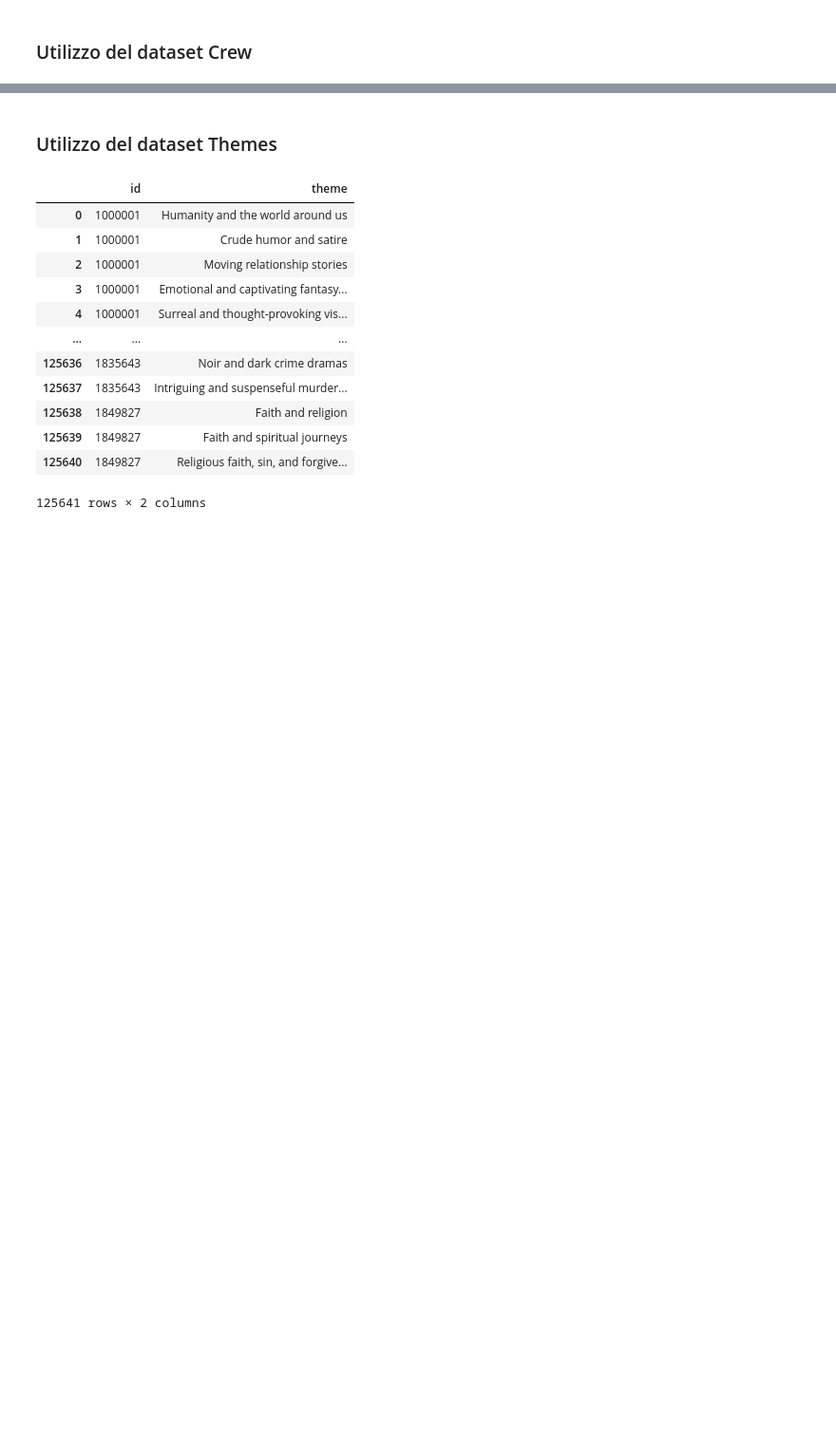
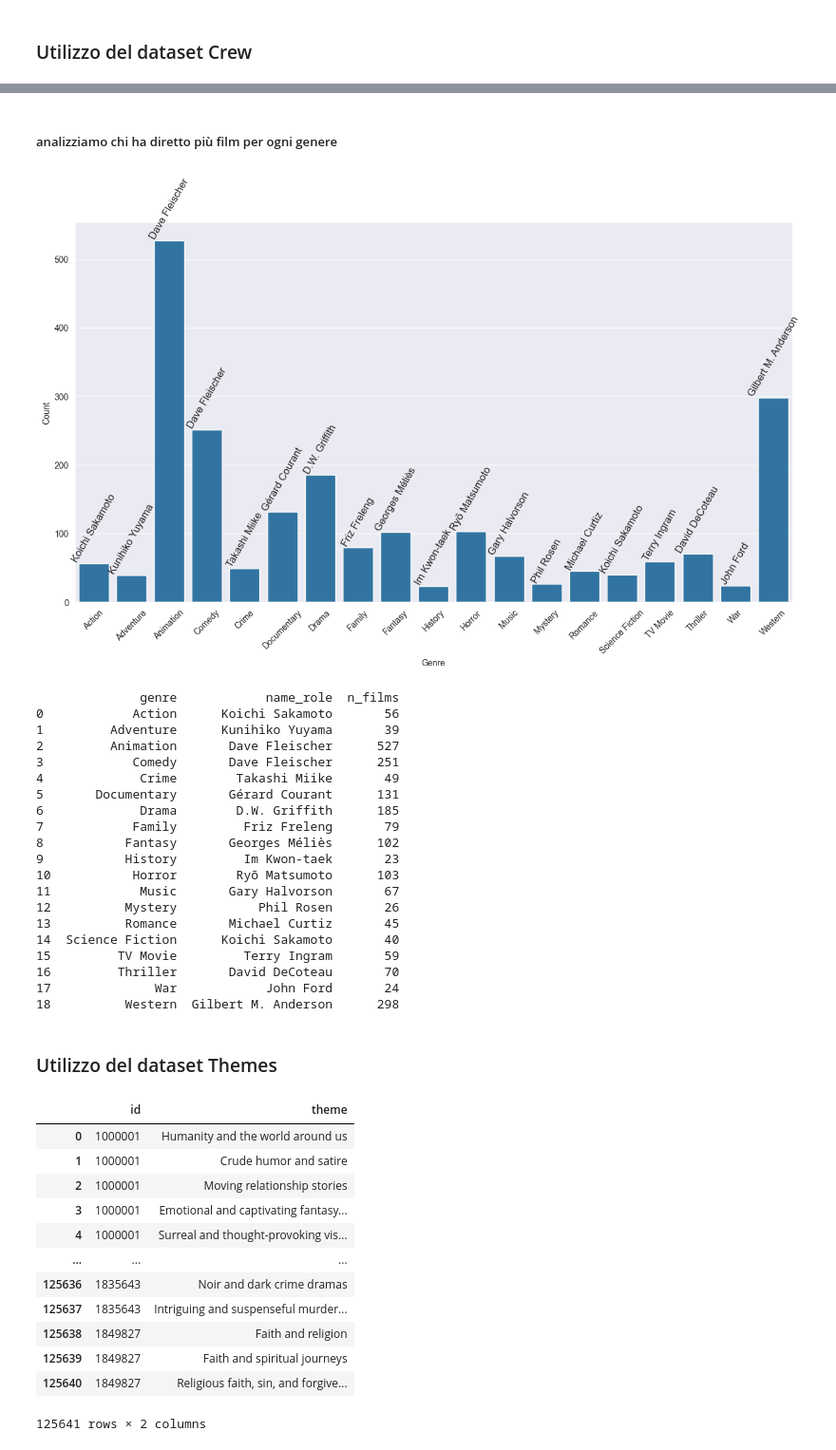
Before and after one commit to DominikGani/Domenico-Ganino-Progetto-IUM-2025, a Jupyter notebook: Main.ipynb, the cells around one changed output, grey strips where cells are left out. Shown at 95% size. Saved outputs shown, nothing was run; the diff lists cells and outputs as text; code cells hidden in the pictures; blank space fills up the shorter version.

```diff
--- a/Main.ipynb
+++ b/Main.ipynb
@@ -515,0 +523,4 @@ crew_df
+# %%
+movies_w_crew = pd.merge(crew_df, movies_w_genres_and_country_df, on = "id")
+movies_w_crew.rename(columns = {"name" : "film_title"}, inplace = True)
+movies_w_crew
@@ -516,3 +601,59 @@ crew_df
+# %% [markdown]
+##### analizziamo chi ha diretto più film per ogni genere
+# %%
+gen_dir_count = directors.groupby(["genre", "name_role"])["film_title"].nunique().reset_index(name = "n_films")
+idx_max = gen_dir_count.groupby("genre")["n_films"].idxmax()
+
+top_directors_per_genre = (
+    gen_dir_count.loc[idx_max]
+    .reset_index(drop=True)
+    .sort_values("genre")
+)
+
+plt.figure(figsize = (15, 8))
+ax = sns.barplot(data = top_directors_per_genre, x = "genre", y = "n_films")
+
+# 3) Annotazioni: nome del regista sopra ogni barra
+for patch, director in zip(ax.patches, top_directors_per_genre["name_role"]):
+    height = patch.get_height()
+    ax.text(
+        patch.get_x() + patch.get_width() / 2,
+        height,
+        director,
+        ha="center",
+        va="bottom",
+        rotation=60,
+        fontsize=12
+    )
+
+plt.xlabel("Genre")
+plt.ylabel("Count")
+plt.xticks(rotation = 45)
+plt.show()
+
+print(top_directors_per_genre)
+# %% [output]
+[figure, added]
+              genre            name_role  n_films
+0            Action      Koichi Sakamoto       56
+1         Adventure      Kunihiko Yuyama       39
+2         Animation       Dave Fleischer      527
+3            Comedy       Dave Fleischer      251
+4             Crime        Takashi Miike       49
+5       Documentary       Gérard Courant      131
+6             Drama        D.W. Griffith      185
+7            Family         Friz Freleng       79
+8           Fantasy       Georges Méliès      102
+9           History         Im Kwon-taek       23
+10           Horror        Ryō Matsumoto      103
+11            Music       Gary Halvorson       67
+12          Mystery           Phil Rosen       26
+13          Romance       Michael Curtiz       45
+14  Science Fiction      Koichi Sakamoto       40
+15         TV Movie         Terry Ingram       59
+16         Thriller       David DeCoteau       70
+17              War            John Ford       24
+18          Western  Gilbert M. Anderson      298
 # %% [markdown]
 ### Utilizzo del dataset Themes
 # %%
```
Also changed, not shown: parts of 11 cells of this notebook.
